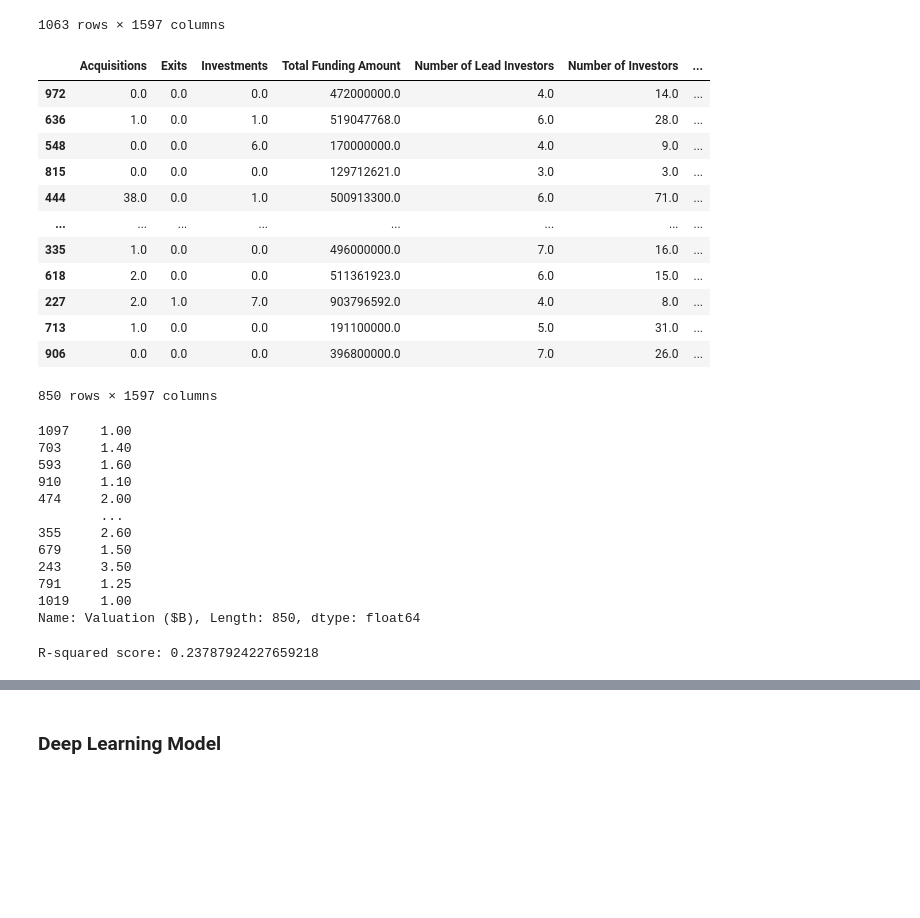
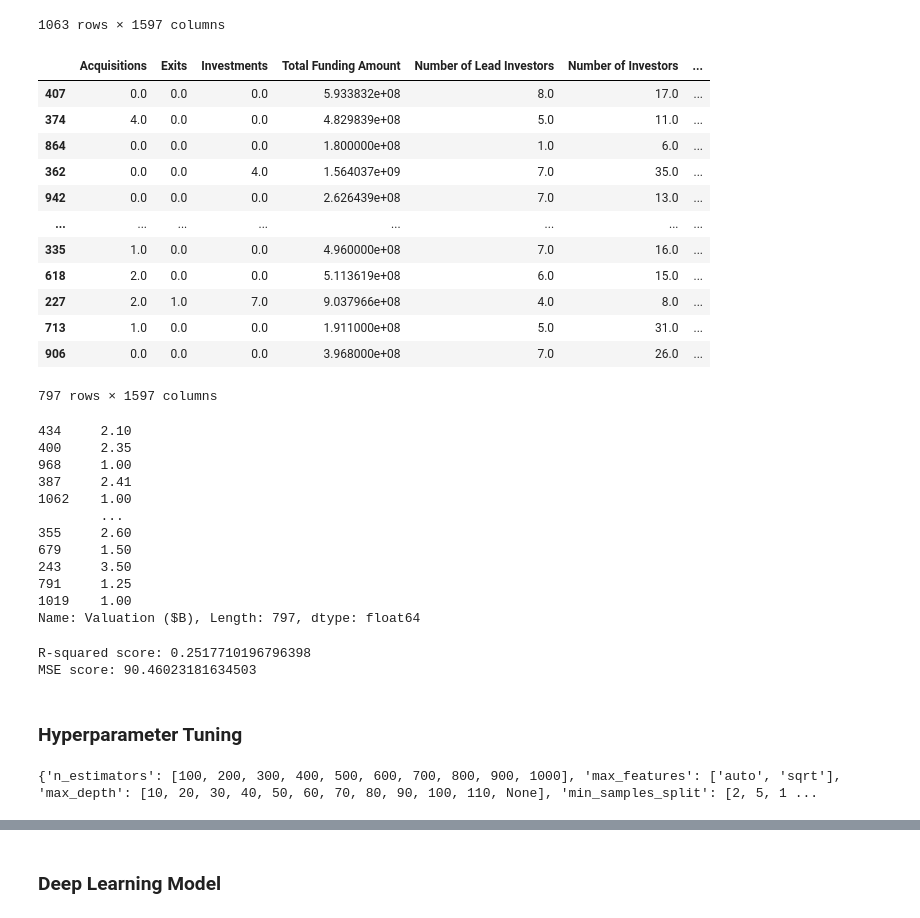
Before and after one commit to shenxinyi0322/PIC-16B-Group-Project, a Jupyter notebook: VC algorithm try.ipynb, the cells around one changed output, grey strips where cells are left out. Cells and saved outputs as stored; diff of their text form; code cells hidden in the pictures; blank space fills up the shorter version.

```diff
--- a/VC algorithm try.ipynb
+++ b/VC algorithm try.ipynb
@@ -229,45 +247,45 @@ X
 # %%
 from sklearn.model_selection import train_test_split
 
-X_train, X_test, y_train, y_test = train_test_split(X, y, random_state = 6, test_size = 0.2)
+X_train, X_test, y_train, y_test = train_test_split(X, y, random_state = 6, test_size = 0.25)
 # optional arg. stratify returns training and test subsets that have the same proportions of class labels as the input dataset
 
 X_train
 # %% [output]
 |  | Acquisitions | Exits | Investments | Total Funding Amount | Number of Lead Investors | Number of Investors | ... |
-| 972 | 0.0 | 0.0 | 0.0 | 472000000.0 | 4.0 | 14.0 | ... |
-| 636 | 1.0 | 0.0 | 1.0 | 519047768.0 | 6.0 | 28.0 | ... |
-| 548 | 0.0 | 0.0 | 6.0 | 170000000.0 | 4.0 | 9.0 | ... |
-| 815 | 0.0 | 0.0 | 0.0 | 129712621.0 | 3.0 | 3.0 | ... |
-| 444 | 38.0 | 0.0 | 1.0 | 500913300.0 | 6.0 | 71.0 | ... |
+| 407 | 0.0 | 0.0 | 0.0 | 5.933832e+08 | 8.0 | 17.0 | ... |
+| 374 | 4.0 | 0.0 | 0.0 | 4.829839e+08 | 5.0 | 11.0 | ... |
+| 864 | 0.0 | 0.0 | 0.0 | 1.800000e+08 | 1.0 | 6.0 | ... |
+| 362 | 0.0 | 0.0 | 4.0 | 1.564037e+09 | 7.0 | 35.0 | ... |
+| 942 | 0.0 | 0.0 | 0.0 | 2.626439e+08 | 7.0 | 13.0 | ... |
 | ... | ... | ... | ... | ... | ... | ... | ... |
-| 335 | 1.0 | 0.0 | 0.0 | 496000000.0 | 7.0 | 16.0 | ... |
-| 618 | 2.0 | 0.0 | 0.0 | 511361923.0 | 6.0 | 15.0 | ... |
-| 227 | 2.0 | 1.0 | 7.0 | 903796592.0 | 4.0 | 8.0 | ... |
-| 713 | 1.0 | 0.0 | 0.0 | 191100000.0 | 5.0 | 31.0 | ... |
-| 906 | 0.0 | 0.0 | 0.0 | 396800000.0 | 7.0 | 26.0 | ... |
+| 335 | 1.0 | 0.0 | 0.0 | 4.960000e+08 | 7.0 | 16.0 | ... |
+| 618 | 2.0 | 0.0 | 0.0 | 5.113619e+08 | 6.0 | 15.0 | ... |
+| 227 | 2.0 | 1.0 | 7.0 | 9.037966e+08 | 4.0 | 8.0 | ... |
+| 713 | 1.0 | 0.0 | 0.0 | 1.911000e+08 | 5.0 | 31.0 | ... |
+| 906 | 0.0 | 0.0 | 0.0 | 3.968000e+08 | 7.0 | 26.0 | ... |
-850 rows × 1597 columns
+797 rows × 1597 columns
 # %%
 y_train
 # %% [output]
-1097    1.00
-703     1.40
-593     1.60
-910     1.10
-474     2.00
+434     2.10
+400     2.35
+968     1.00
+387     2.41
+1062    1.00
         ...
 355     2.60
 679     1.50
 243     3.50
 791     1.25
 1019    1.00
-Name: Valuation ($B), Length: 850, dtype: float64
+Name: Valuation ($B), Length: 797, dtype: float64
 # %%
 from sklearn.ensemble import RandomForestRegressor
 from sklearn.metrics import r2_score
 from sklearn.metrics import mean_squared_error
 # %%
-rf = RandomForestRegressor(n_estimators=300, random_state=6)
+rf = RandomForestRegressor(n_estimators=300, random_state=0)
 
 # Train the model on the training data
 rf.fit(X_train, y_train)
@@ -278,5 +296,34 @@ y_pred = rf.predict(X_test)
 # Evaluate the performance of the model using R-squared (R^2)
 r2 = r2_score(y_test, y_pred)
 print(f"R-squared score: {r2}")
+mse = mean_squared_error(y_test, y_pred)
+print(f"MSE score: {mse}")
 # %% [output]
-R-squared score: 0.23787924227659218
+R-squared score: 0.2517710196796398
+MSE score: 90.46023181634503
+# %% [markdown]
+### Hyperparameter Tuning
+# %%
+# Number of trees in random forest
+n_estimators = [int(x) for x in np.linspace(start = 100, stop = 1000, num = 10)]
+# Number of features to consider at every split
+max_features = ['auto', 'sqrt']
+# Maximum number of levels in tree
+max_depth = [int(x) for x in np.linspace(10, 110, num = 11)]
+max_depth.append(None)
+# Minimum number of samples required to split a node
+min_samples_split = [2, 5, 10]
+# Minimum number of samples required at each leaf node
+min_samples_leaf = [1, 2, 4]
+# Method of selecting samples for training each tree
+bootstrap = [True, False]
+# Create the random grid
+random_grid = {'n_estimators': n_estimators,
+               'max_features': max_features,
+               'max_depth': max_depth,
+               'min_samples_split': min_samples_split,
+               'min_samples_leaf': min_samples_leaf,
+               'bootstrap': bootstrap}
+print(random_grid)
+# %% [output]
+{'n_estimators': [100, 200, 300, 400, 500, 600, 700, 800, 900, 1000], 'max_features': ['auto', 'sqrt'], 'max_depth': [10, 20, 30, 40, 50, 60, 70, 80, 90, 100, 110, None], 'min_samples_split': [2, 5, 1 ...
```
Also changed, not shown: parts of 42 cells of this notebook, 1 other file.
